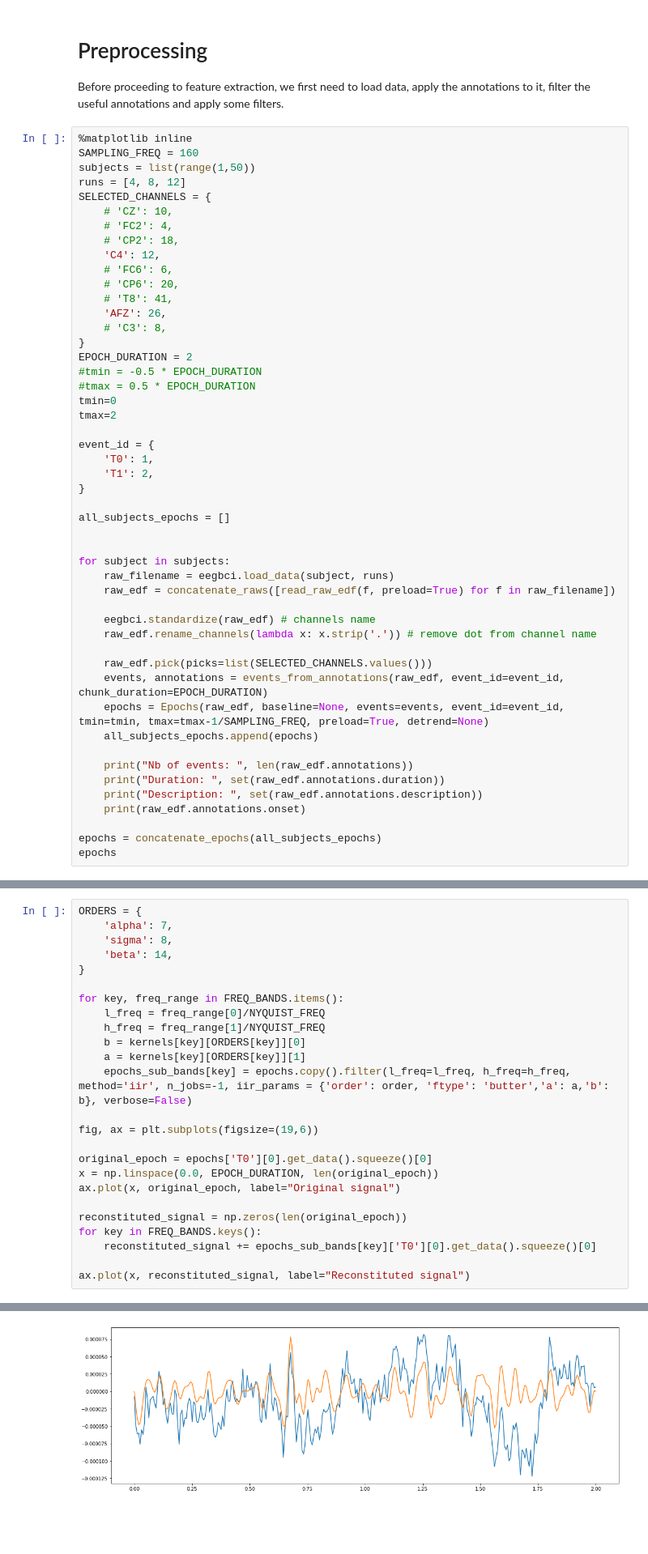
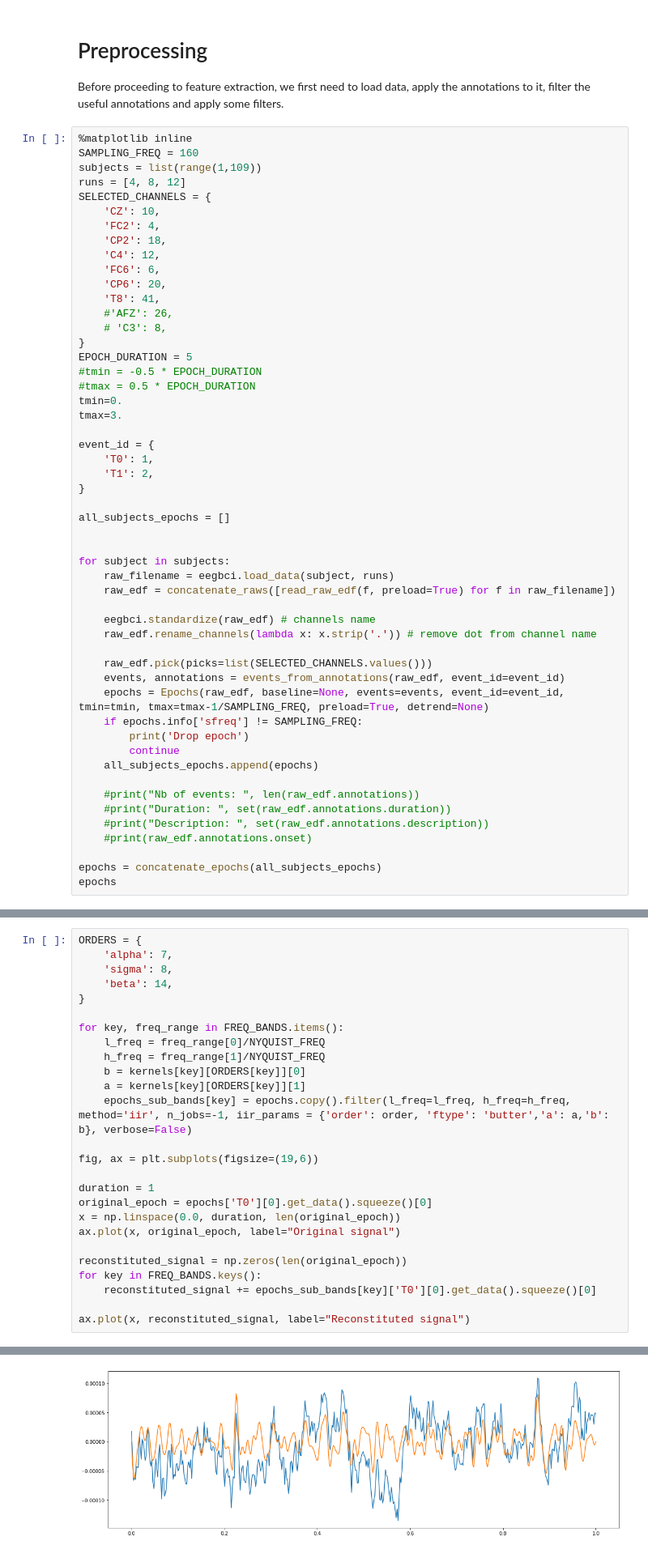
Before and after one commit to atarixGB/br41n-io-hackathon-A2020, a Jupyter notebook: exploration.ipynb, the cells around one changed output, grey strips where cells are left out. Shown at 81% size. Saved outputs shown, nothing was run; the diff lists cells and outputs as text; blank space fills up the shorter version.

```diff
--- a/exploration.ipynb
+++ b/exploration.ipynb
@@ -24,24 +27,24 @@ Before proceeding to feature extraction, we first need to load data, apply the a
 # %%
 %matplotlib inline
 SAMPLING_FREQ = 160
-subjects = list(range(1,50))
+subjects = list(range(1,109))
 runs = [4, 8, 12]
 SELECTED_CHANNELS = {
-    # 'CZ': 10,
-    # 'FC2': 4,
-    # 'CP2': 18,
+    'CZ': 10,
+    'FC2': 4,
+    'CP2': 18,
     'C4': 12,
-    # 'FC6': 6,
-    # 'CP6': 20,
-    # 'T8': 41,
-    'AFZ': 26,
+    'FC6': 6,
+    'CP6': 20,
+    'T8': 41,
+    #'AFZ': 26,
     # 'C3': 8,
 }
-EPOCH_DURATION = 2
+EPOCH_DURATION = 5
 #tmin = -0.5 * EPOCH_DURATION
 #tmax = 0.5 * EPOCH_DURATION
-tmin=0
-tmax=2
+tmin=0.
+tmax=3.
 
 event_id = {
     'T0': 1,
@@ -59,14 +62,17 @@ for subject in subjects:
     raw_edf.rename_channels(lambda x: x.strip('.')) # remove dot from channel name
 
     raw_edf.pick(picks=list(SELECTED_CHANNELS.values()))
-    events, annotations = events_from_annotations(raw_edf, event_id=event_id, chunk_duration=EPOCH_DURATION)
+    events, annotations = events_from_annotations(raw_edf, event_id=event_id)
     epochs = Epochs(raw_edf, baseline=None, events=events, event_id=event_id, tmin=tmin, tmax=tmax-1/SAMPLING_FREQ, preload=True, detrend=None)
+    if epochs.info['sfreq'] != SAMPLING_FREQ:
+        print('Drop epoch')
+        continue
     all_subjects_epochs.append(epochs)
 
-    print("Nb of events: ", len(raw_edf.annotations))
-    print("Duration: ", set(raw_edf.annotations.duration))
-    print("Description: ", set(raw_edf.annotations.description))
-    print(raw_edf.annotations.onset)
+    #print("Nb of events: ", len(raw_edf.annotations))
+    #print("Duration: ", set(raw_edf.annotations.duration))
+    #print("Description: ", set(raw_edf.annotations.description))
+    #print(raw_edf.annotations.onset)
 
 epochs = concatenate_epochs(all_subjects_epochs)
 epochs
@@ -132,28 +138,29 @@ for key, freq_range in FREQ_BANDS.items():
 # %%
 ORDERS = {
     'alpha': 7,
     'sigma': 8,
     'beta': 14,
 }
 
 for key, freq_range in FREQ_BANDS.items():
     l_freq = freq_range[0]/NYQUIST_FREQ
     h_freq = freq_range[1]/NYQUIST_FREQ
     b = kernels[key][ORDERS[key]][0]
     a = kernels[key][ORDERS[key]][1]
     epochs_sub_bands[key] = epochs.copy().filter(l_freq=l_freq, h_freq=h_freq, method='iir', n_jobs=-1, iir_params = {'order': order, 'ftype': 'butter','a': a,'b': b}, verbose=False)
 
 fig, ax = plt.subplots(figsize=(19,6))
 
+duration = 1
 original_epoch = epochs['T0'][0].get_data().squeeze()[0]
-x = np.linspace(0.0, EPOCH_DURATION, len(original_epoch))
+x = np.linspace(0.0, duration, len(original_epoch))
 ax.plot(x, original_epoch, label="Original signal")
 
 reconstituted_signal = np.zeros(len(original_epoch))
 for key in FREQ_BANDS.keys():
     reconstituted_signal += epochs_sub_bands[key]['T0'][0].get_data().squeeze()[0]
 
 ax.plot(x, reconstituted_signal, label="Reconstituted signal")
 # %% [output]
 [<matplotlib.lines.Line2D at 0x...>]
-[figure, old version]
+[figure, new version]
```
Also changed, not shown: parts of 19 cells of this notebook.
